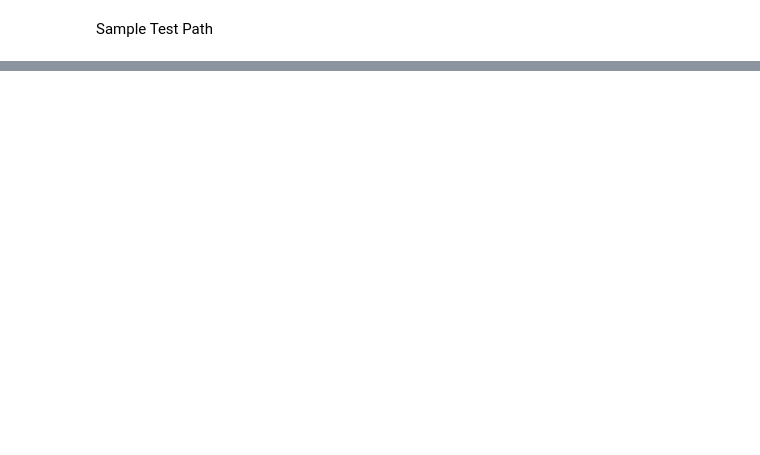
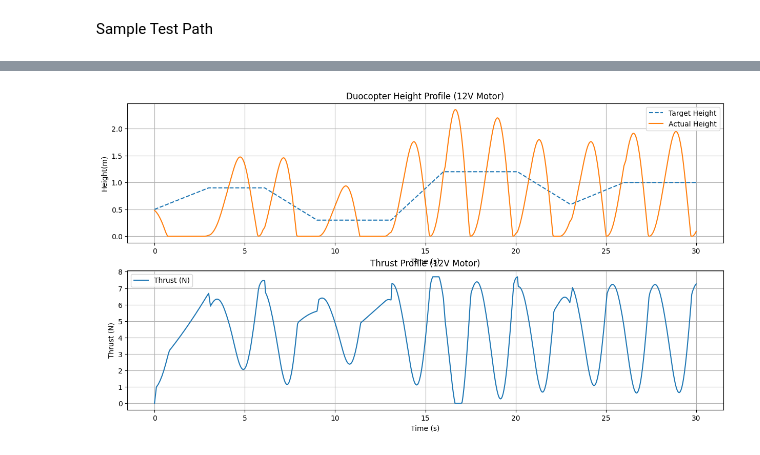
Before and after one commit to Luffo-lol/Duocopter-G06, a Jupyter notebook: sim.ipynb, the cells around one changed output, grey strips where cells are left out. Saved outputs shown, nothing was run; the diff lists cells and outputs as text; code cells hidden in the pictures; blank space fills up the shorter version.

Commit message:
current simulation code, add disturbances as well as other things

```diff
--- a/sim.ipynb
+++ b/sim.ipynb
@@ -15,8 +15,9 @@ from scipy.stats import linregress
 Initial Environmental Conditions Set by the User
 # %%
 g = 9.81
-sFriction = 130*g #force in newtons
+sFriction = 130 #force in newtons
 dFriction = 0.14 #beteween 0.11 and 0.17 coefficient of Friction
+dragCoeff = 0.5 #estimate based on structure #drag coefficient
 # %% [markdown]
 Design Parameter Mass Calculations
 # %%
@@ -27,0 +50,17 @@ structureMass = 100 #change with design
+# %%
+def compute_friction_force(velocity,cart_height):
+    g = 9.81  # m/s²
+
+    # Use existing function to compute effective mass
+    effective_mass = compute_effective_mass(cart_height=cart_height)
+
+    # Static friction if essentially at rest
+    if abs(velocity) < 1e-5:
+        return (sFriction / 1000) * g  # N
+
+    # Otherwise, apply dynamic friction
+    normal_force = (effective_mass / 1000) * g
+    return dFriction * normal_force
+# %%
+def compute_drag_force(velocity):
+    return 0.5 * dragCoeff * (velocity ** 2) * (armLength/100) * (armWidth/100) * (armheight/100) # N
@@ -204,0 +241,80 @@ plt.show()
+# %%
+def motionOfDuocopter(test_path, PConstant, IConstant, DConstant):
+    # Initialize variables
+    current_height = 0.5  # Initial height in m
+    current_velocity = 0.0
+    previous_error = current_height - test_path[0, 1]  # Initial error
+    integral = 0.0
+    dt = 0.05  # Time step in seconds
+
+    # Lists to store data for plotting
+    heights = []
+    thrusts = []
+    powers = []
+
+    # Loop through the test path
+    for i in range(len(test_path)):
+        target_height = test_path[i, 1]
+        time_step = test_path[i, 0]
+
+        currVoltage,previous_error,integral = pid_controller(target_height, current_height, previous_error, integral, dt, PConstant, IConstant, DConstant)
+        #alpha = 0.1  # smoothing factor
+        #thrust = alpha * thrust_12V(currVoltage) + ((1 - alpha) * thrusts[len(thrusts)-1] if thrusts else 0)
+        thrust = thrust_12V(currVoltage)
+        thrusts.append(thrust)
+        power = power_12V(currVoltage)
+        powers.append(power)
+
+        # Update current height based on thrust and drag forces
+        drag_force = compute_drag_force(current_velocity)
+        friction_force = compute_friction_force(current_velocity, current_height)
+        net_force_noFric = thrust - drag_force - (compute_effective_mass(current_height)/1000) * g
+        if net_force_noFric > 0:
+            if net_force_noFric > friction_force:
+                net_force = net_force_noFric - friction_force
+            else:
+                net_force = 0
+        else:
+            if abs(net_force_noFric) > friction_force:
+                net_force = net_force_noFric + friction_force
+            else:
+                net_force = 0
+
+        # Update height using simple physics (F=ma)
+        acceleration = net_force / (compute_effective_mass(current_height)/1000)  # Assuming counterweight at ground level
+        current_velocity += acceleration * dt
+        current_height += current_velocity * dt
+        if current_height < 0:
+            current_height = 0
+            current_velocity = 0
+        #print(f"Time: {time_step:.2f}s, Target Height: {target_height:.2f}m, Current Height: {current_height:.2f}m, Thrust: {thrust:.2f}N, Power: {power:.2f}W, velocity: {current_velocity:.2f}m/s, friction: {friction_force:.2f}N, drag: {drag_force:.2f}N, mass: {compute_effective_mass(current_height)/1000:.2f}kg, net force no friction: {net_force_noFric:.2f}N")
+        # Store height for plotting
+        heights.append(current_height)
+
+        # Update previous error for next iteration
+        previous_error = target_height - current_height
+
+    return heights, thrusts, powers
+
+height_12V, thrusts_12V, powers_12V = motionOfDuocopter(test_path, PConstant, IConstant, DConstant)
+
+
+# Plotting the results
+plt.figure(figsize=(15, 12))
+plt.subplot(3, 1, 1)
+plt.plot(test_path[:, 0], test_path[:, 1], label='Target Height', linestyle='--')
+plt.plot(test_path[:, 0], height_12V, label='Actual Height')
+plt.title('Duocopter Height Profile (12V Motor)')
+plt.xlabel('Time (s)')
+plt.ylabel('Height(m)')
+plt.legend()
+plt.grid(True)
+plt.subplot(3, 1, 2)
+plt.plot(test_path[:, 0], thrusts_12V, label='Thrust (N)')
+plt.title('Thrust Profile (12V Motor)')
+plt.xlabel('Time (s)')
+plt.ylabel('Thrust (N)')
+plt.legend()
+plt.grid(True)
+# %% [output]
+[figure, added]
```
Also changed, not shown: parts of 20 cells of this notebook, 2 other files.
